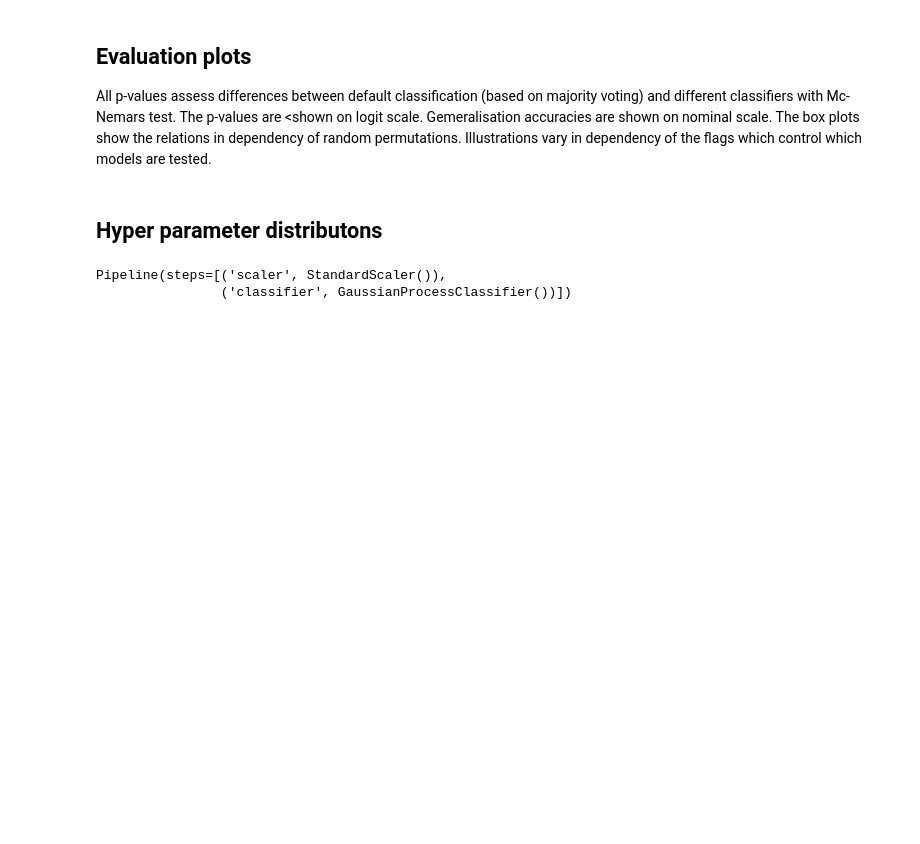
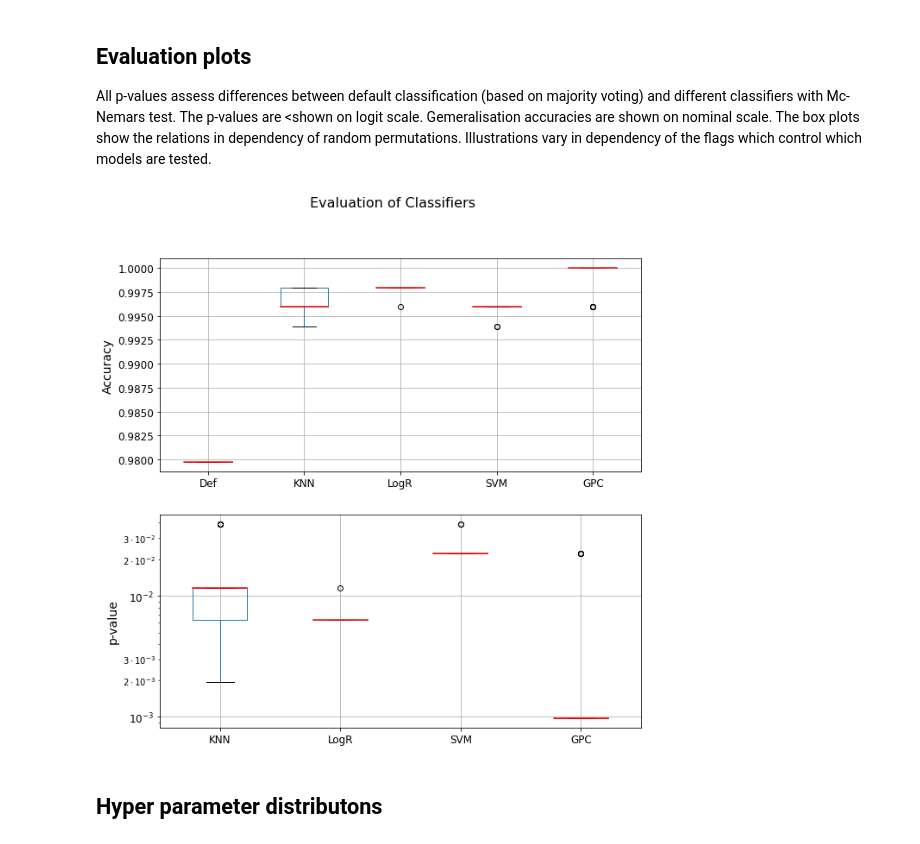
Before and after one commit to DerZ115/ML_FH, a Jupyter notebook: notebooks/classification.ipynb, the cells around one changed output. Cells and saved outputs as stored; diff of their text form; code cells hidden in the pictures; blank space fills up the shorter version.

```diff
--- a/notebooks/classification.ipynb
+++ b/notebooks/classification.ipynb
@@ -781,6 +570,24 @@ def logit(pvals, myeps=10**-10):
     pvals[pvals>1-myeps]=1-myeps
     ## return logit transformed p-values.
     return np.log(pvals)-np.log(1-pvals)
+
+all_acc = pd.DataFrame(all_acc, columns=("Def", "KNN", "LogR", "SVM", "GPC"))
+all_pval = pd.DataFrame(all_pval, columns=("KNN", "LogR", "SVM", "GPC"))
+# %%
+fig, ax = plt.subplots(2, 1, figsize=(10,10))
+fig.suptitle("Evaluation of Classifiers", fontsize=16)
+ax[0].set_ylabel("Accuracy", fontsize=14)
+ax[1].set_ylabel("p-value", fontsize=14)
+
+ax[0].tick_params(labelsize=12)
+ax[1].tick_params(labelsize=12)
+
+all_acc.boxplot(ax=ax[0], medianprops=dict(linestyle='-', linewidth=1.5, color='red'))
+all_pval.boxplot(ax=ax[1], medianprops=dict(linestyle='-', linewidth=1.5, color='red'))
+
+ax[1].set_yscale("logit")
+# %% [output]
+[figure, added]
 # %% [markdown]
 ## Hyper parameter distributons
 # %%
@@ -800,5 +599,0 @@ pipe = Pipeline(steps)
-# %%
-pipe
-# %% [output]
-Pipeline(steps=[('scaler', StandardScaler()),
-                ('classifier', GaussianProcessClassifier())])
```
Also changed, not shown: parts of 19 cells of this notebook, 1 other file.
